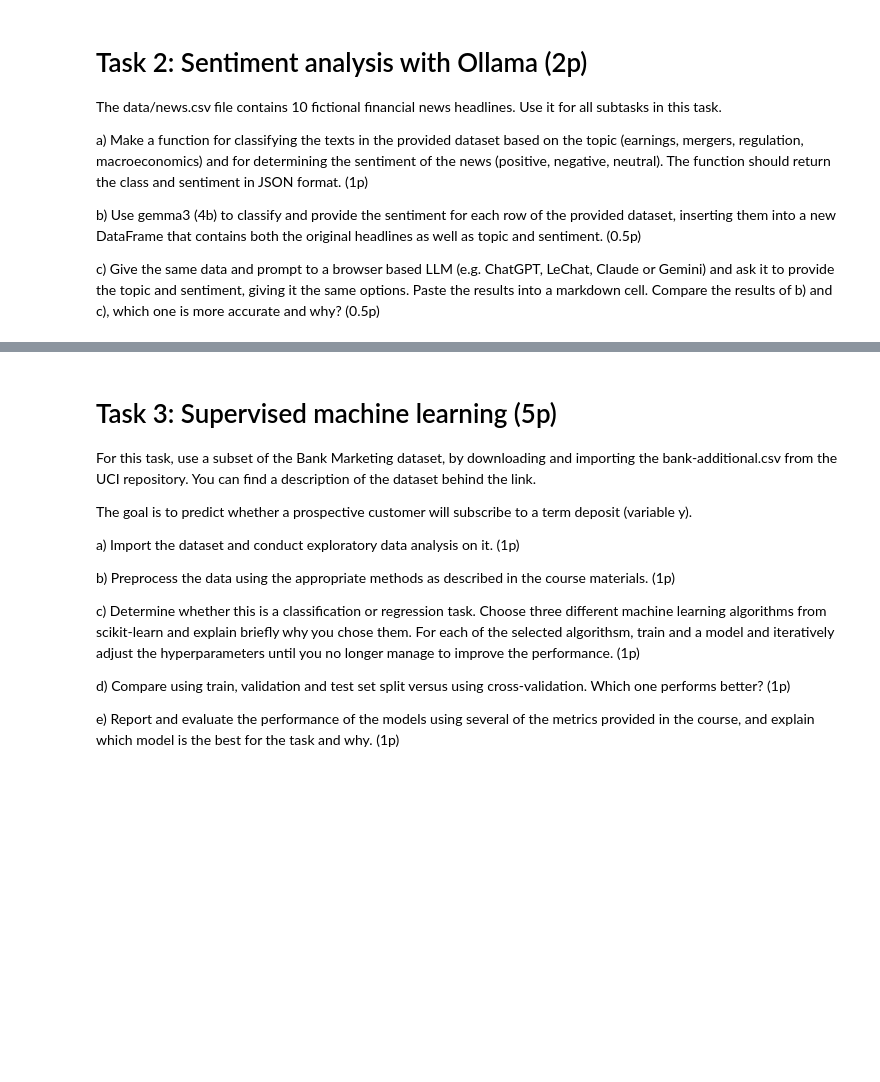
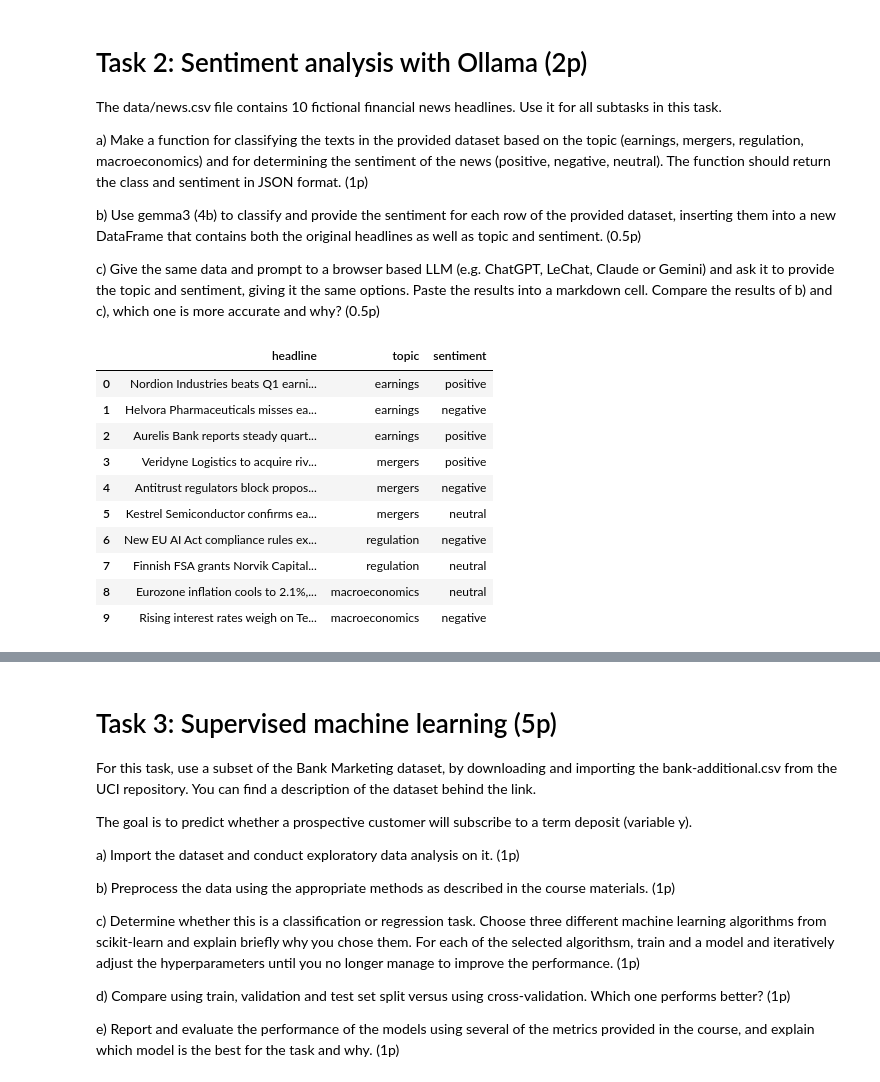
Before and after one commit to Josh-pk/pythonforbusiness26, a Jupyter notebook: assignments/assignment3/assignment3.ipynb, the cells around one changed output, grey strips where cells are left out. Cells and saved outputs as stored; diff of their text form; code cells hidden in the pictures; blank space fills up the shorter version.

```diff
--- a/assignments/assignment3/assignment3.ipynb
+++ b/assignments/assignment3/assignment3.ipynb
@@ -97,0 +227,22 @@ c) Give the same data and prompt to a browser based LLM (e.g. ChatGPT, LeChat, C
+# %%
+# b)
+results = news.copy()
+
+classified = results["headline"].apply(classify_news)
+
+results["topic"] = classified.apply(lambda x: x["topic"])
+results["sentiment"] = classified.apply(lambda x: x["sentiment"])
+
+results
+# %% [output]
+|  | headline | topic | sentiment |
+| 0 | Nordion Industries beats Q1 earni... | earnings | positive |
+| 1 | Helvora Pharmaceuticals misses ea... | earnings | negative |
+| 2 | Aurelis Bank reports steady quart... | earnings | positive |
+| 3 | Veridyne Logistics to acquire riv... | mergers | positive |
+| 4 | Antitrust regulators block propos... | mergers | negative |
+| 5 | Kestrel Semiconductor confirms ea... | mergers | neutral |
+| 6 | New EU AI Act compliance rules ex... | regulation | negative |
+| 7 | Finnish FSA grants Norvik Capital... | regulation | neutral |
+| 8 | Eurozone inflation cools to 2.1%,... | macroeconomics | neutral |
+| 9 | Rising interest rates weigh on Te... | macroeconomics | negative |
```
Also changed, not shown: parts of 14 cells of this notebook, 5 other files.
